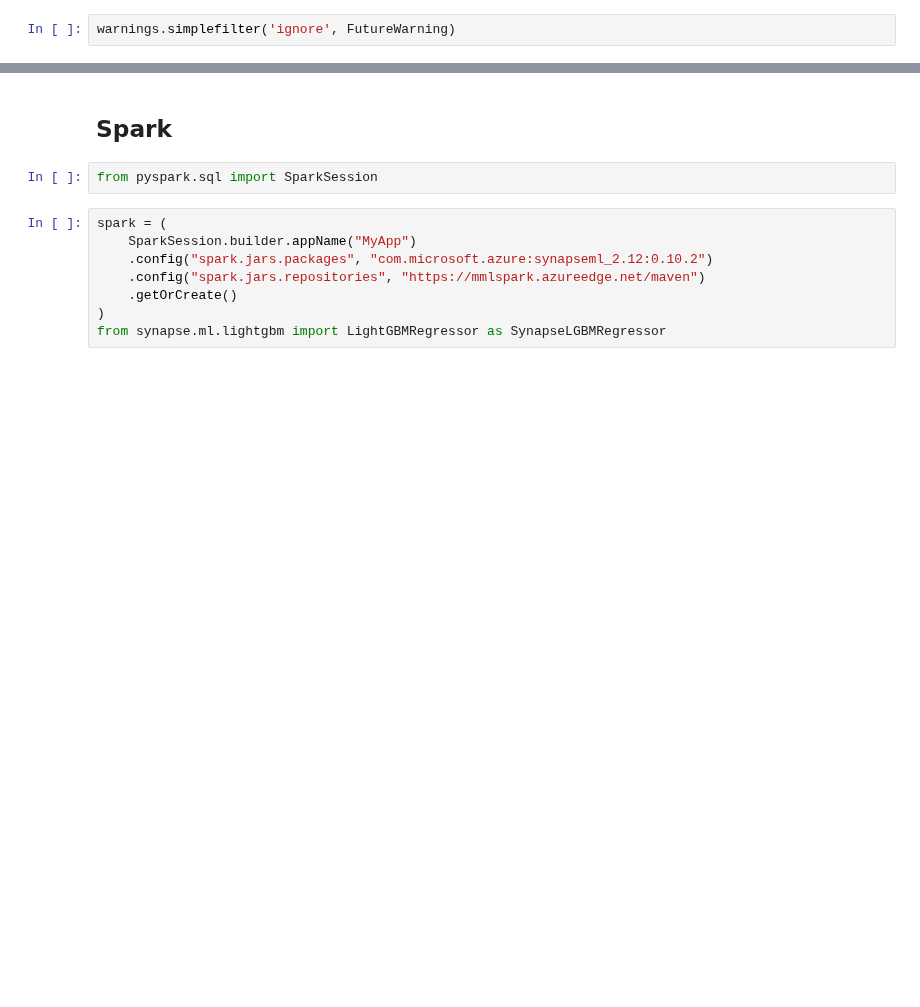
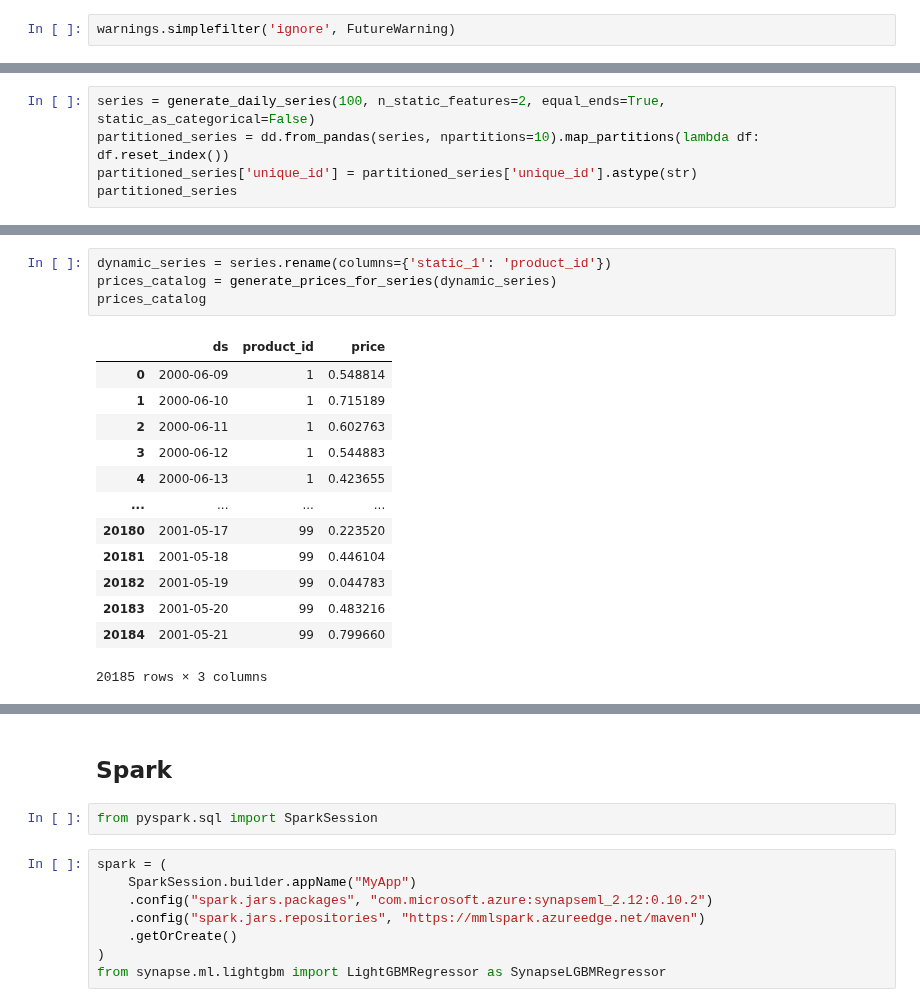
Before and after one commit to Nixtla/mlforecast, a Jupyter notebook: nbs/distributed.fugue.ipynb, the cells around one changed output, grey strips where cells are left out. Saved outputs shown, nothing was run; the diff lists cells and outputs as text; blank space fills up the shorter version.

```diff
--- a/nbs/distributed.fugue.ipynb
+++ b/nbs/distributed.fugue.ipynb
@@ -536,0 +654,5 @@ series
+# %%
+series = generate_daily_series(100, n_static_features=2, equal_ends=True, static_as_categorical=False)
+partitioned_series = dd.from_pandas(series, npartitions=10).map_partitions(lambda df: df.reset_index())
+partitioned_series['unique_id'] = partitioned_series['unique_id'].astype(str)
+partitioned_series
@@ -536,0 +871,18 @@ series
+# %%
+dynamic_series = series.rename(columns={'static_1': 'product_id'})
+prices_catalog = generate_prices_for_series(dynamic_series)
+prices_catalog
+# %% [output]
+|  | ds | product_id | price |
+| 0 | 2000-06-09 | 1 | 0.548814 |
+| 1 | 2000-06-10 | 1 | 0.715189 |
+| 2 | 2000-06-11 | 1 | 0.602763 |
+| 3 | 2000-06-12 | 1 | 0.544883 |
+| 4 | 2000-06-13 | 1 | 0.423655 |
+| ... | ... | ... | ... |
+| 20180 | 2001-05-17 | 99 | 0.223520 |
+| 20181 | 2001-05-18 | 99 | 0.446104 |
+| 20182 | 2001-05-19 | 99 | 0.044783 |
+| 20183 | 2001-05-20 | 99 | 0.483216 |
+| 20184 | 2001-05-21 | 99 | 0.799660 |
+20185 rows × 3 columns
```
Also changed, not shown: parts of 69 cells of this notebook.
